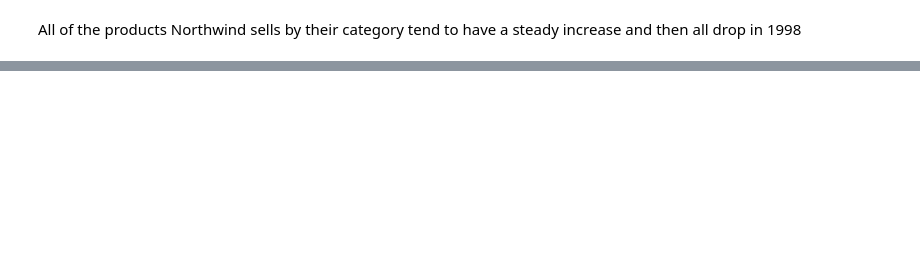
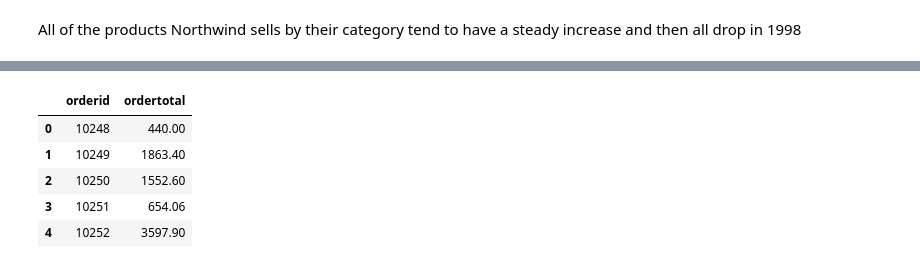
Before and after one commit to natelg1998/northwindexamples_python, a Jupyter notebook: notebooks/NorthwindAnalysis.ipynb, the cells around one changed output, grey strips where cells are left out. Cells and saved outputs as stored; diff of their text form; code cells hidden in the pictures; blank space fills up the shorter version.

```diff
--- a/notebooks/NorthwindAnalysis.ipynb
+++ b/notebooks/NorthwindAnalysis.ipynb
@@ -234,0 +276,31 @@ All of the products Northwind sells by their category tend to have a steady incr
+# %%
+ order_totals = sqldf(
+    """
+    SELECT
+        orderid,
+        ROUND(SUM(finaltotal),2) as ordertotal
+    FROM(
+    SELECT
+        orderid,
+        productid,
+        unitprice,
+        quantity,
+        discount,
+        unitprice * quantity AS subtotal,
+        (unitprice * quantity) - ((unitprice * quantity) * discount) as finaltotal
+    FROM
+        order_details
+    )
+    GROUP BY
+        orderid
+    """
+)
+# %%
+order_totals.head()
+# %% [output]
+|  | orderid | ordertotal |
+| 0 | 10248 | 440.00 |
+| 1 | 10249 | 1863.40 |
+| 2 | 10250 | 1552.60 |
+| 3 | 10251 | 654.06 |
+| 4 | 10252 | 3597.90 |
```
Also changed, not shown: parts of 13 cells of this notebook.
